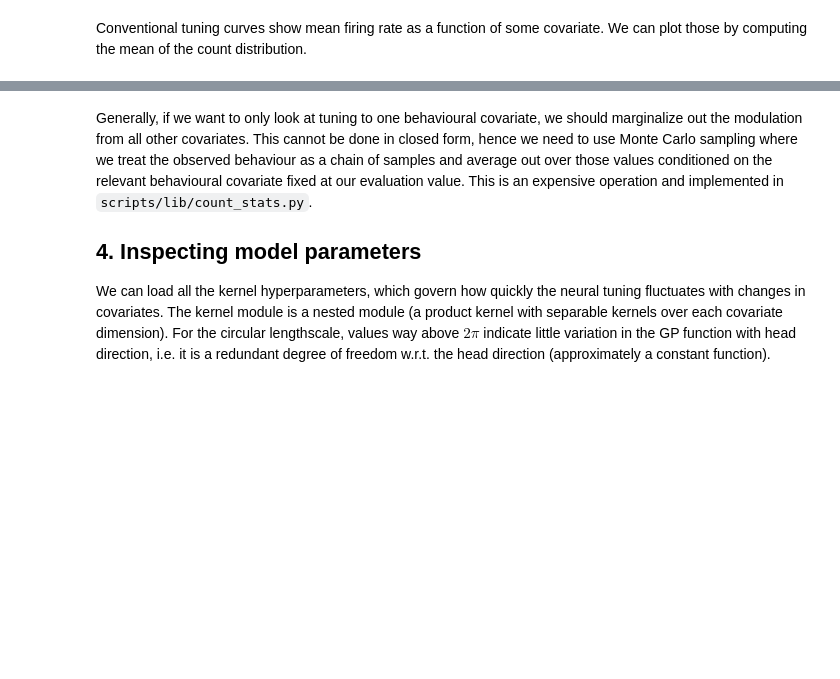
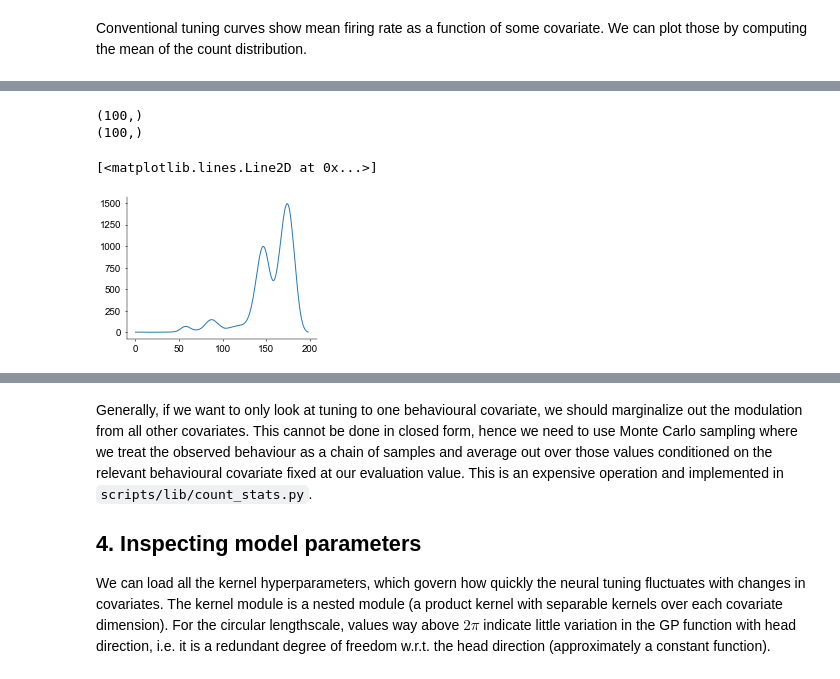
Before and after one commit to davindicode/UCM-interpret, a Jupyter notebook: example/notebook.ipynb, the cells around one changed output, grey strips where cells are left out. Cells and saved outputs as stored; diff of their text form; code cells hidden in the pictures; blank space fills up the shorter version.

```diff
--- a/example/notebook.ipynb
+++ b/example/notebook.ipynb
@@ -319,3 +333,21 @@ plt.show()
+# %%
+# compute cross correlations
+
+# neurons to compare
+ne1 = 15
+ne2 = 18
+print(mean[ne1, :].numpy().shape)
+print(mean[ne2, :].numpy().shape)
+
+correlations = np.correlate(mean[ne1, :].numpy(), mean[ne2, :].numpy(), mode='full')
+
+fig, ax = plt.subplots()
+ax.plot(correlations)
+# %% [output]
+(100,)
+(100,)
+[<matplotlib.lines.Line2D at 0x...>]
+[figure, added]
 # %%
 fig, ax = plt.subplots()
 
```
Also changed, not shown: parts of 14 cells of this notebook, 6 other files.
